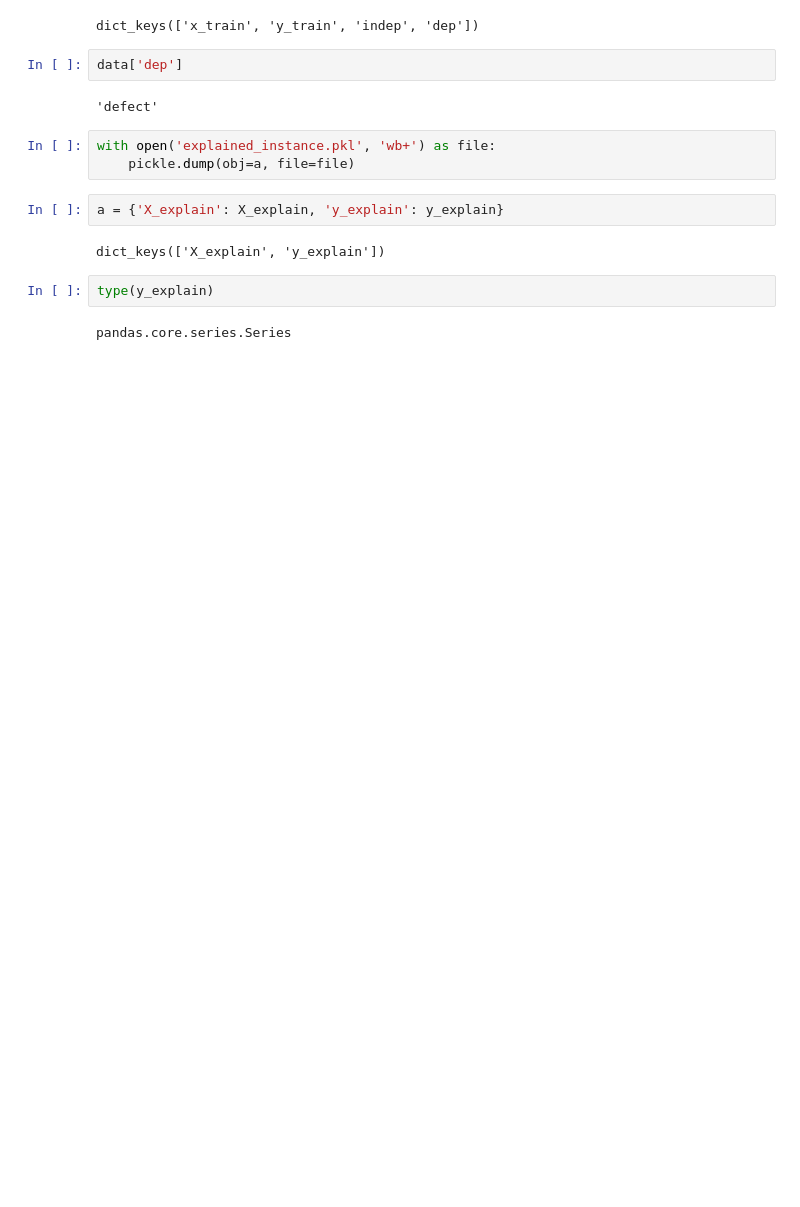
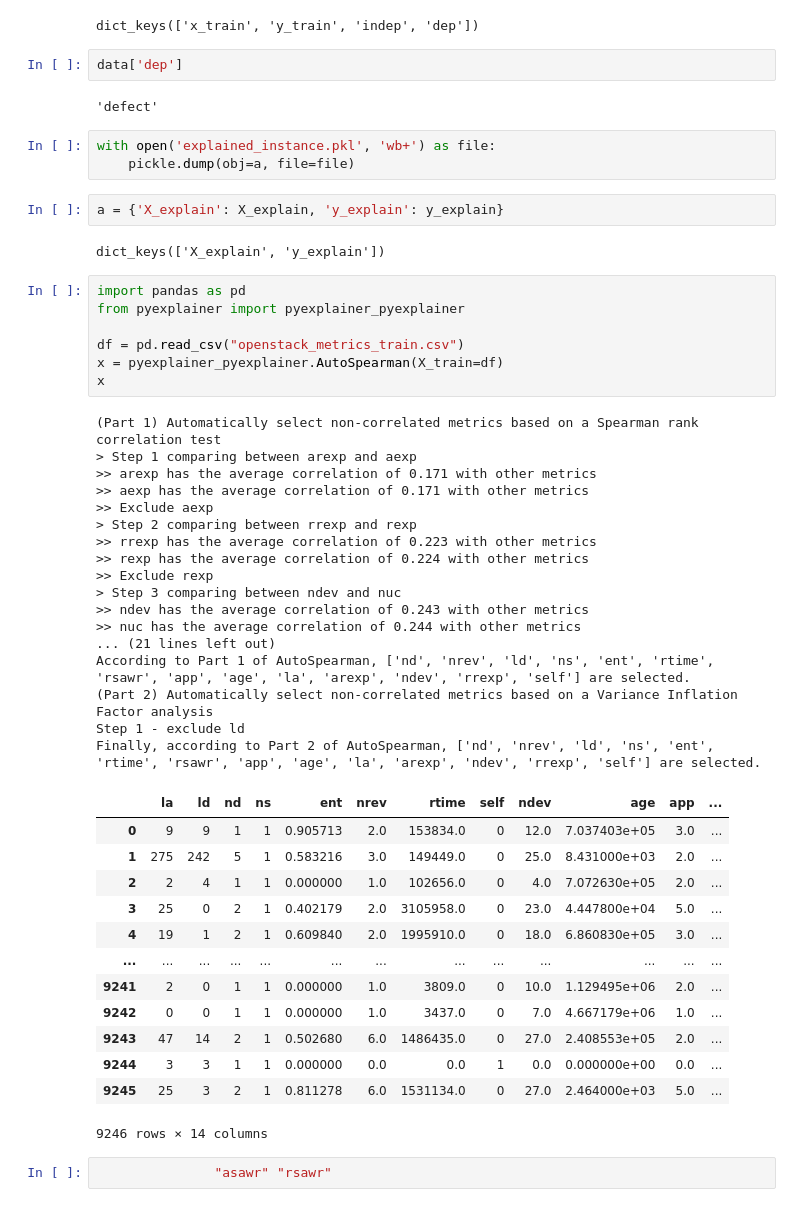
Before and after one commit to awsm-research/PyExplainer, a Jupyter notebook: local_testing.ipynb, the cells around one changed output. Cells and saved outputs as stored; diff of their text form; blank space fills up the shorter version.

Commit message:
AutoSpearman

```diff
--- a/local_testing.ipynb
+++ b/local_testing.ipynb
@@ -237,7 +237,43 @@ with open('explained_instance.pkl', 'wb+') as file:
 a = {'X_explain': X_explain, 'y_explain': y_explain}
 # %% [output]
 dict_keys(['X_explain', 'y_explain'])
-# %%
-type(y_explain)
-# %% [output]
-pandas.core.series.Series
+# %%
+import pandas as pd
+from pyexplainer import pyexplainer_pyexplainer
+
+df = pd.read_csv("openstack_metrics_train.csv")
+x = pyexplainer_pyexplainer.AutoSpearman(X_train=df)
+x
+# %% [output]
+(Part 1) Automatically select non-correlated metrics based on a Spearman rank correlation test
+> Step 1 comparing between arexp and aexp
+>> arexp has the average correlation of 0.171 with other metrics
+>> aexp has the average correlation of 0.171 with other metrics
+>> Exclude aexp
+> Step 2 comparing between rrexp and rexp
+>> rrexp has the average correlation of 0.223 with other metrics
+>> rexp has the average correlation of 0.224 with other metrics
+>> Exclude rexp
+> Step 3 comparing between ndev and nuc
+>> ndev has the average correlation of 0.243 with other metrics
+>> nuc has the average correlation of 0.244 with other metrics
+... (21 lines left out)
+According to Part 1 of AutoSpearman, ['nd', 'nrev', 'ld', 'ns', 'ent', 'rtime', 'rsawr', 'app', 'age', 'la', 'arexp', 'ndev', 'rrexp', 'self'] are selected.
+(Part 2) Automatically select non-correlated metrics based on a Variance Inflation Factor analysis
+Step 1 - exclude ld
+Finally, according to Part 2 of AutoSpearman, ['nd', 'nrev', 'ld', 'ns', 'ent', 'rtime', 'rsawr', 'app', 'age', 'la', 'arexp', 'ndev', 'rrexp', 'self'] are selected.
+|  | la | ld | nd | ns | ent | nrev | rtime | self | ndev | age | app | ... |
+| 0 | 9 | 9 | 1 | 1 | 0.905713 | 2.0 | 153834.0 | 0 | 12.0 | 7.037403e+05 | 3.0 | ... |
+| 1 | 275 | 242 | 5 | 1 | 0.583216 | 3.0 | 149449.0 | 0 | 25.0 | 8.431000e+03 | 2.0 | ... |
+| 2 | 2 | 4 | 1 | 1 | 0.000000 | 1.0 | 102656.0 | 0 | 4.0 | 7.072630e+05 | 2.0 | ... |
+| 3 | 25 | 0 | 2 | 1 | 0.402179 | 2.0 | 3105958.0 | 0 | 23.0 | 4.447800e+04 | 5.0 | ... |
+| 4 | 19 | 1 | 2 | 1 | 0.609840 | 2.0 | 1995910.0 | 0 | 18.0 | 6.860830e+05 | 3.0 | ... |
+| ... | ... | ... | ... | ... | ... | ... | ... | ... | ... | ... | ... | ... |
+| 9241 | 2 | 0 | 1 | 1 | 0.000000 | 1.0 | 3809.0 | 0 | 10.0 | 1.129495e+06 | 2.0 | ... |
+| 9242 | 0 | 0 | 1 | 1 | 0.000000 | 1.0 | 3437.0 | 0 | 7.0 | 4.667179e+06 | 1.0 | ... |
+| 9243 | 47 | 14 | 2 | 1 | 0.502680 | 6.0 | 1486435.0 | 0 | 27.0 | 2.408553e+05 | 2.0 | ... |
+| 9244 | 3 | 3 | 1 | 1 | 0.000000 | 0.0 | 0.0 | 1 | 0.0 | 0.000000e+00 | 0.0 | ... |
+| 9245 | 25 | 3 | 2 | 1 | 0.811278 | 6.0 | 1531134.0 | 0 | 27.0 | 2.464000e+03 | 5.0 | ... |
+9246 rows × 14 columns
+# %%
+               "asawr" "rsawr"
```
Also changed, not shown: 2 other files.
